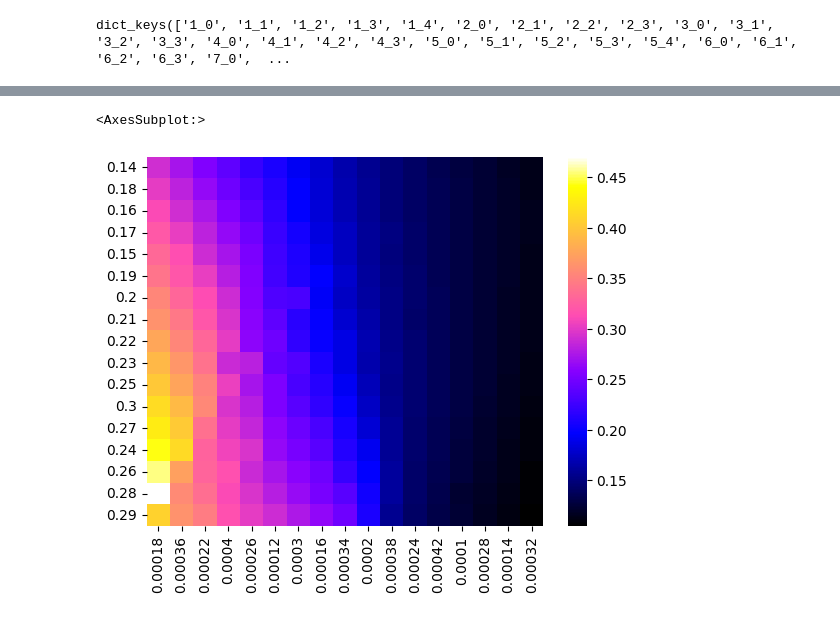
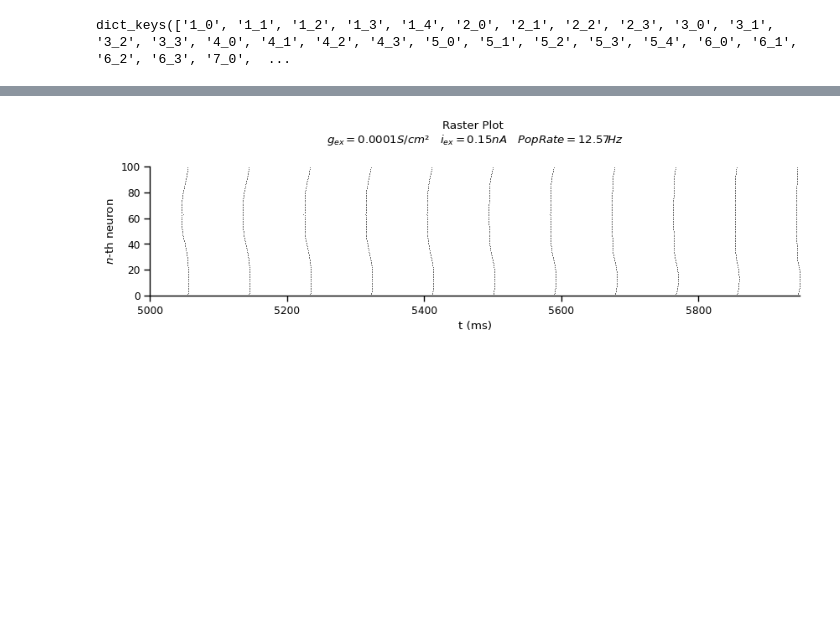
Before and after one commit to FernandoSBorges/chimeras, a Jupyter notebook: notebooks/load_data.ipynb, the cells around one changed output, grey strips where cells are left out. Saved outputs shown, nothing was run; the diff lists cells and outputs as text; code cells hidden in the pictures; blank space fills up the shorter version.

```diff
--- a/notebooks/load_data.ipynb
+++ b/notebooks/load_data.ipynb
@@ -635,7 +613,7 @@ Calculating the euclidean distance matrix...
 import pickle
 import json
 
-def get_infos_batch(path_data:str, version:int, bactch_number:int, sub_batch_number:int):
+def get_infos_batch(path_data:str, version:int, bactch_number:int, sub_batch_number:int, verbose=False):
     """
     Retrieves various information from pickle and JSON files based on the provided version, batch number, and sub-batch number.
 
@@ -672,7 +650,7 @@ def get_infos_batch(path_data:str, version:int, bactch_number:int, sub_batch_num
             infos['gex'] = gex
             infos['amp'] = amp
     except:
-        print('Error to open: ' + path_files + '_data.pkl')
+        if verbose: print('Error to open: ' + path_files + '_data.pkl')
         return None
 
     try:
@@ -681,7 +659,7 @@ def get_infos_batch(path_data:str, version:int, bactch_number:int, sub_batch_num
             cv = data['statData']
             infos['cv'] = cv
     except:
-        print('Error to open: ' + path_files + '_CV.json')
+        if verbose: print('Error to open: ' + path_files + '_CV.json')
         return None
 
     try:
@@ -690,7 +668,7 @@ def get_infos_batch(path_data:str, version:int, bactch_number:int, sub_batch_num
             rate = data['statData']
             infos['rate'] = rate
     except:
-        print('Error to open: ' + path_files + '_rate.json')
+        if verbose: print('Error to open: ' + path_files + '_rate.json')
         return None
 
     try:
@@ -699,10 +677,37 @@ def get_infos_batch(path_data:str, version:int, bactch_number:int, sub_batch_num
             sync = data['statData']
             infos['sync'] = sync
     except:
-        print('Error to open: ' + path_files + '_sync.json')
+        if verbose: print('Error to open: ' + path_files + '_sync.json')
         return None
 
     return infos
+
+def load_batch_data(path_data: str, version: int, batch: int, sub_batch: int) -> dict:
+    """
+    Loads batch data from a pickle file based on the provided path, version, batch number, and sub-batch number.
+
+    Args:
+        path_data (str): The path to the data folder.
+        version (int): The version number.
+        batch (int): The batch number.
+        sub_batch (int): The sub-batch number.
+
+    Returns:
+        dict: The loaded data from the pickle file.
+
+    Raises:
+        Exception: If an error occurs while reading the pickle file.
+
+    """
+    batch_number = str(batch).zfill(4)
+    path_files = f'../{path_data}/v{version}_batch{batch_number}/v{version}_batch{batch_number}_0_{sub_batch}'
+
+    try:
+        with open(path_files + '_data.pkl', 'rb') as f:
+            data = pickle.load(f)
+            return data
+    except:
+        raise Exception(f'Error reading: {path_files}')
 # %%
 batches = {}
 for batch in range(1,69):
@@ -779,5 +721,10 @@ teste.T
-# %%
-sns.heatmap(teste, cmap='gnuplot2')
-# %% [output]
-<AxesSubplot:>
-[figure, removed]
+# %%
+batch_1_1 = load_batch_data('data3', 3, 1, 1)
+batch_2_1 = load_batch_data('data3', 3, 2, 1)
+batch_4_1 = load_batch_data('data3', 3, 4, 1)
+plotRaster(batch_1_1, ti=5000)
+plotRaster(batch_2_1, ti=5000)
+plotRaster(batch_4_1, ti=5000)
+#plotPotential(batch_10_1, ti = -10000, tf = -1, cell=50)
+# %% [output]
+[figure, added]
```
Also changed, not shown: parts of 35 cells of this notebook, 2 other files.
